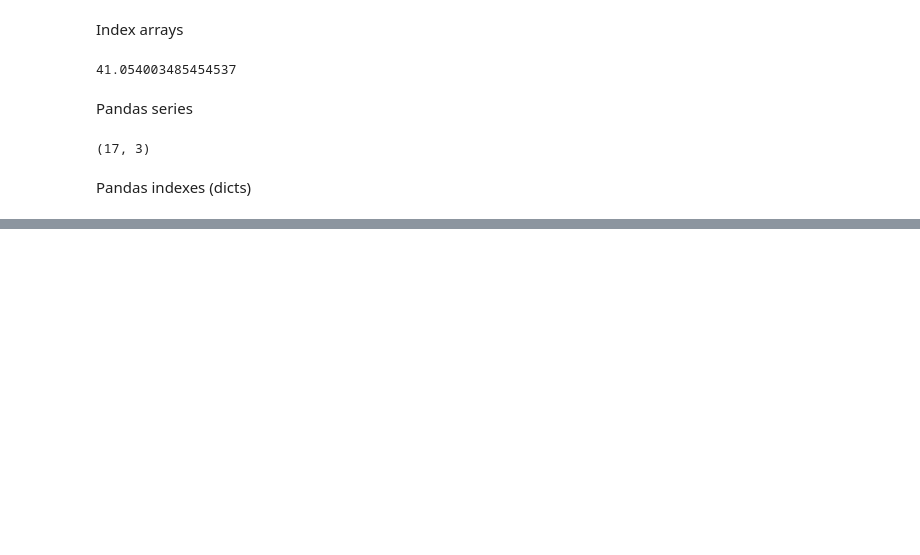
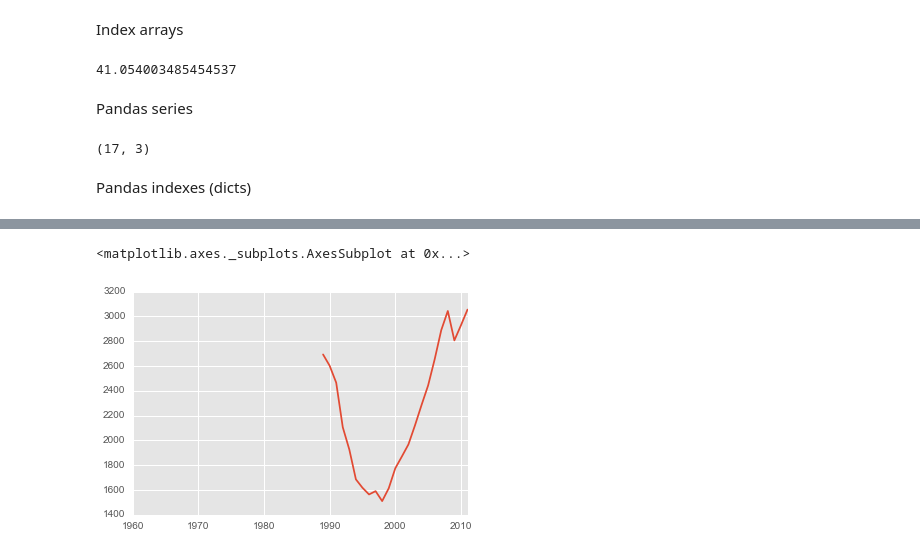
Before and after one commit to aryabchi/pynb, a Jupyter notebook: IntroDA.ipynb, the cells around one changed output, grey strips where cells are left out. Saved outputs shown, nothing was run; the diff lists cells and outputs as text; code cells hidden in the pictures; blank space fills up the shorter version.

```diff
--- a/IntroDA.ipynb
+++ b/IntroDA.ipynb
@@ -431,0 +625,5 @@ max_employment(employment)
+# %%
+gdp_us.plot()
+# %% [output]
+<matplotlib.axes._subplots.AxesSubplot at 0x...>
+[figure, added]
```
Also changed, not shown: parts of 10 cells of this notebook, 1 other file.
